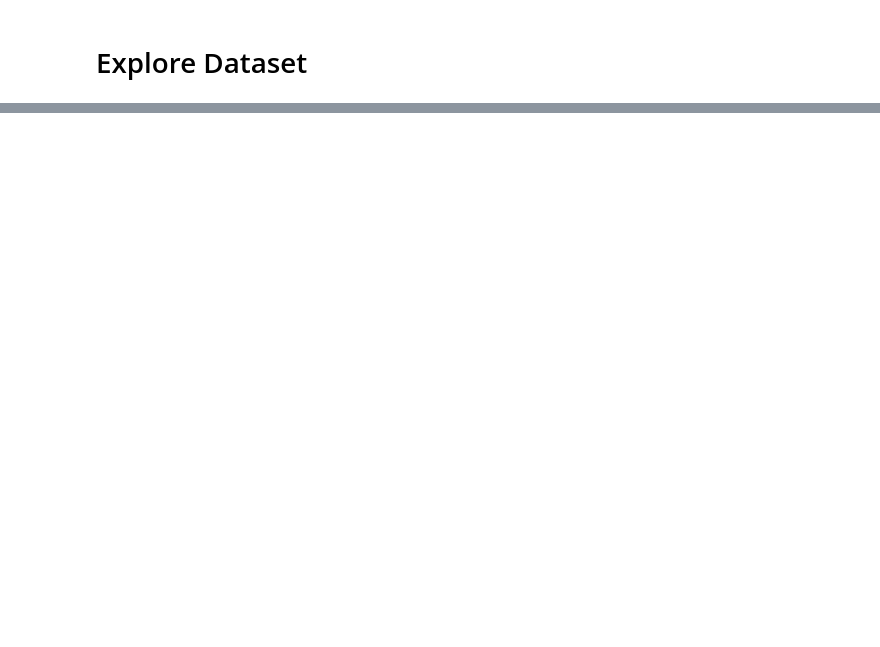
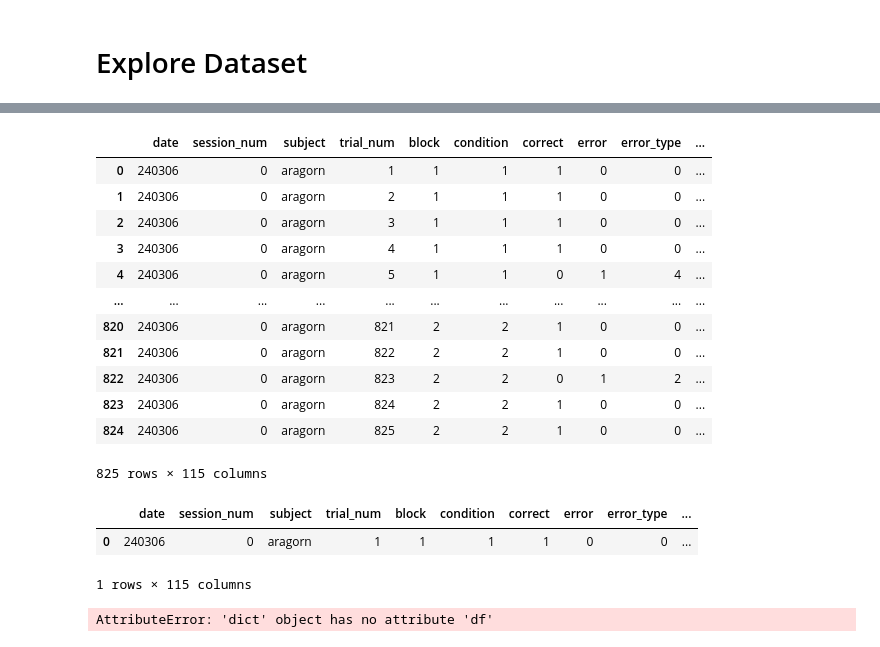
Before and after one commit to wj2/conditioned_stim, a Jupyter notebook: explore_dataset.ipynb, the cells around one changed output, grey strips where cells are left out. Saved outputs shown, nothing was run; the diff lists cells and outputs as text; code cells hidden in the pictures; blank space fills up the shorter version.

```diff
--- a/explore_dataset.ipynb
+++ b/explore_dataset.ipynb
@@ -5,7 +5,7 @@
 import pandas as pd
 import pickle
 
-data_path = 'C:/Users/rober/Desktop/Analysis_Pipeline/240110_aragorn_video.pkl'
+data_path = '../240306_aragorn_video.pkl'
 
 with open(data_path, 'rb') as f:
-    data = pickle.load(f)
+  video_df = pickle.load(f)
@@ -27,0 +33,31 @@ data
+# %%
+# find non-None values in the 'frame' column
+video_df
+# %% [output]
+|  | date | session_num | subject | trial_num | block | condition | correct | error | error_type | ... |
+| 0 | 240306 | 0 | aragorn | 1 | 1 | 1 | 1 | 0 | 0 | ... |
+| 1 | 240306 | 0 | aragorn | 2 | 1 | 1 | 1 | 0 | 0 | ... |
+| 2 | 240306 | 0 | aragorn | 3 | 1 | 1 | 1 | 0 | 0 | ... |
+| 3 | 240306 | 0 | aragorn | 4 | 1 | 1 | 1 | 0 | 0 | ... |
+| 4 | 240306 | 0 | aragorn | 5 | 1 | 1 | 0 | 1 | 4 | ... |
+| ... | ... | ... | ... | ... | ... | ... | ... | ... | ... | ... |
+| 820 | 240306 | 0 | aragorn | 821 | 2 | 2 | 1 | 0 | 0 | ... |
+| 821 | 240306 | 0 | aragorn | 822 | 2 | 2 | 1 | 0 | 0 | ... |
+| 822 | 240306 | 0 | aragorn | 823 | 2 | 2 | 0 | 1 | 2 | ... |
+| 823 | 240306 | 0 | aragorn | 824 | 2 | 2 | 1 | 0 | 0 | ... |
+| 824 | 240306 | 0 | aragorn | 825 | 2 | 2 | 1 | 0 | 0 | ... |
+825 rows × 115 columns
+# %%
+video_df[video_df['video_e3v8360'].notnull()]
+# %% [output]
+|  | date | session_num | subject | trial_num | block | condition | correct | error | error_type | ... |
+| 0 | 240306 | 0 | aragorn | 1 | 1 | 1 | 1 | 0 | 0 | ... |
+1 rows × 115 columns
+# %%
+data_path = 'C:/Users/rober/Desktop/gandalf_20240112/240112_gandalf_VR_behave.pkl'
+
+with open(data_path, 'rb') as f:
+  # use pandas to open the pickle file
+  session_df = pd.read_pickle(f)
+# %% [output]
+AttributeError: 'dict' object has no attribute 'df'
```
Also changed, not shown: parts of 3 cells of this notebook, 3 other files.
